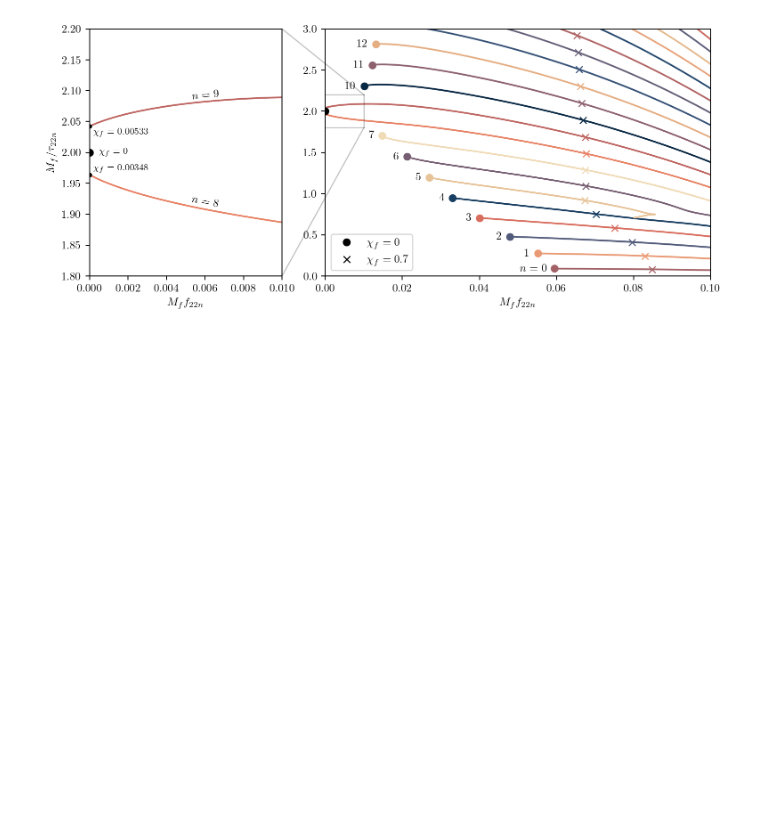
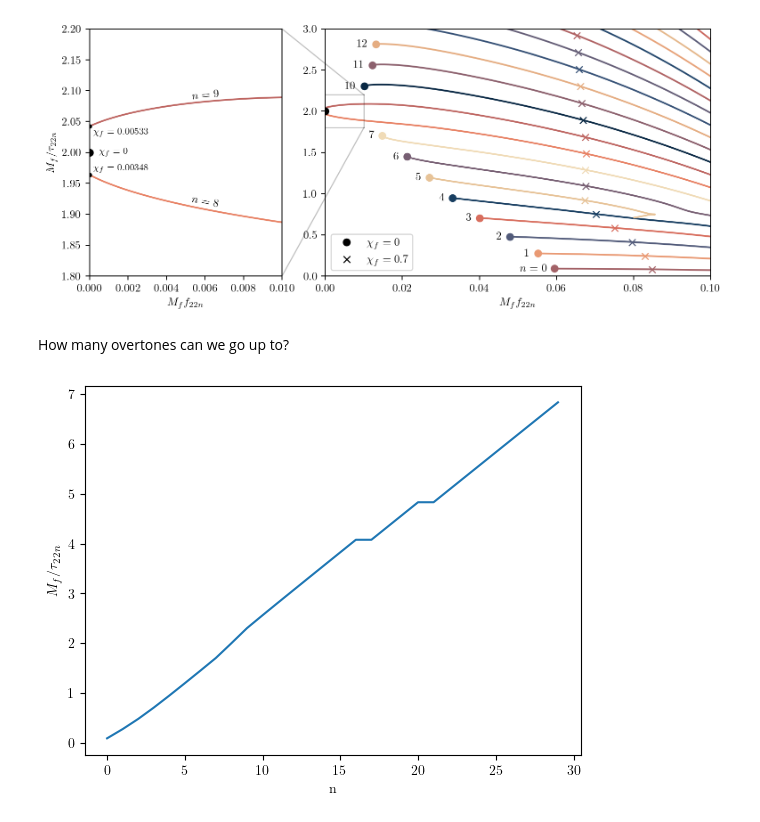
Before and after one commit to eliotfinch/qnmfits, a Jupyter notebook: examples/qnm_taxonomy.ipynb, the cells around one changed output. Saved outputs shown, nothing was run; the diff lists cells and outputs as text; code cells hidden in the pictures; blank space fills up the shorter version.

Commit message:
Investigate upper limit on overtone number

```diff
--- a/examples/qnm_taxonomy.ipynb
+++ b/examples/qnm_taxonomy.ipynb
@@ -407,3 +406,29 @@ axs[0].set_ylabel('$M_f/ \\tau_{22n}$')
 fig.savefig('qnm_multiplet_taxonomy.png', bbox_inches='tight')
 # %% [output]
 [figure]
+# %% [markdown]
+How many overtones can we go up to?
+# %%
+# There appear to be some incorrect Schwarzschild frequencies in the data:
+
+# Extract separate lists for the overtone number (n) and imaginary part of the
+# frequency
+n_list = []
+im_list = []
+
+for (ell,n), omega in schwarzschild_spectrum.items():
+    n_list.append(n)
+    im_list.append(-np.imag(omega))
+
+# Sort n_list according to im_list
+n_list_sorted = [n for _,n in sorted(zip(im_list,n_list))]
+im_list_sorted = sorted(im_list)
+
+fig, ax = plt.subplots()
+
+ax.plot(im_list_sorted[:30])
+
+ax.set_xlabel('n')
+_ = ax.set_ylabel('$M_f/ \\tau_{22n}$')
+# %% [output]
+[figure, added]
```
Also changed, not shown: parts of 5 cells of this notebook.
